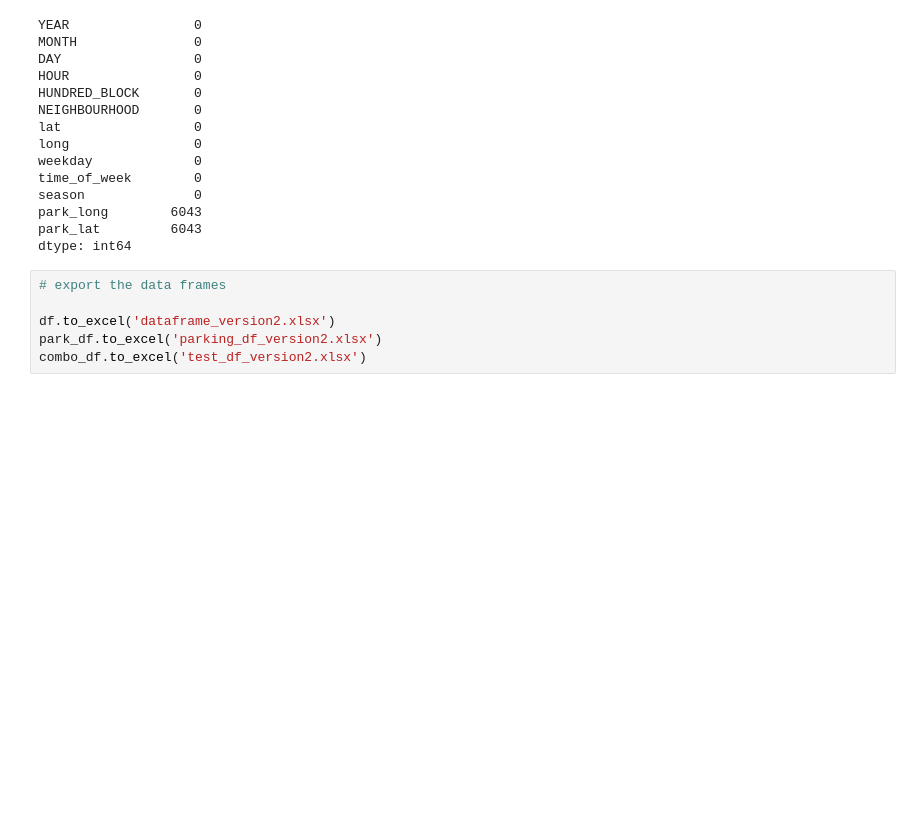
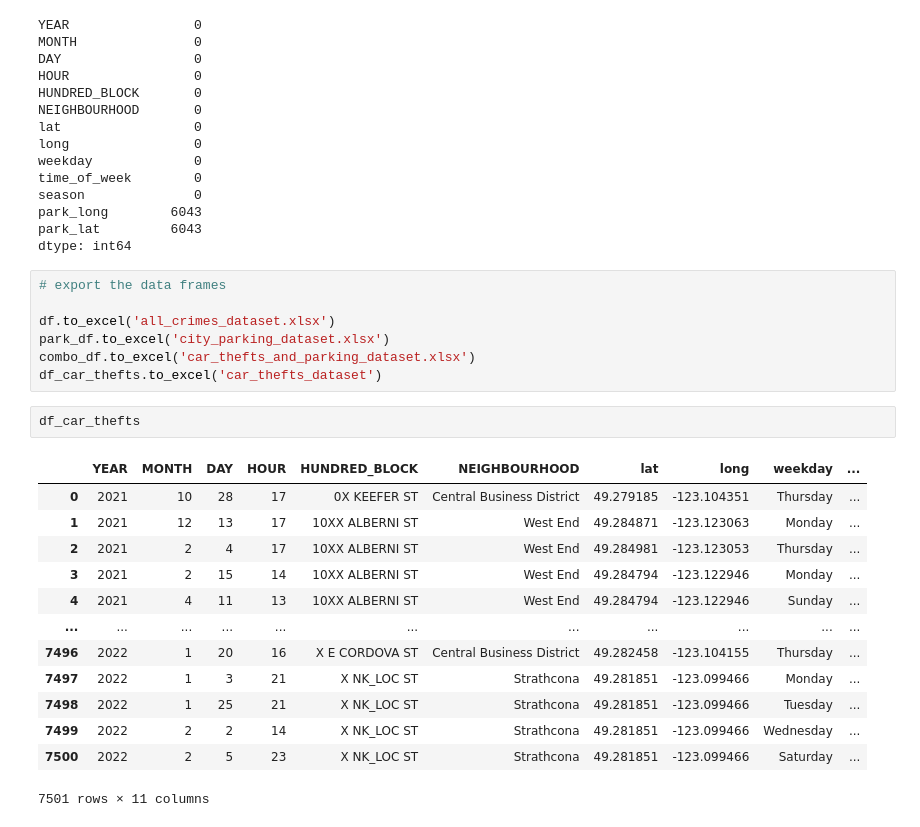
Before and after one commit to LazarAdamovic/Crime-in-Vancouver, a Jupyter notebook: Jupyter_notebooks_preprocessing.ipynb, the cells around one changed output. Cells and saved outputs as stored; diff of their text form; blank space fills up the shorter version.

Commit message:
updated datasets for tableau

```diff
--- a/Jupyter_notebooks_preprocessing.ipynb
+++ b/Jupyter_notebooks_preprocessing.ipynb
@@ -490,6 +490,23 @@ dtype: int64
 # %%
 # export the data frames
 
-df.to_excel('dataframe_version2.xlsx')
-park_df.to_excel('parking_df_version2.xlsx')
-combo_df.to_excel('test_df_version2.xlsx')
+df.to_excel('all_crimes_dataset.xlsx')
+park_df.to_excel('city_parking_dataset.xlsx')
+combo_df.to_excel('car_thefts_and_parking_dataset.xlsx')
+df_car_thefts.to_excel('car_thefts_dataset')
+# %%
+df_car_thefts
+# %% [output]
+|  | YEAR | MONTH | DAY | HOUR | HUNDRED_BLOCK | NEIGHBOURHOOD | lat | long | weekday | ... |
+| 0 | 2021 | 10 | 28 | 17 | 0X KEEFER ST | Central Business District | 49.279185 | -123.104351 | Thursday | ... |
+| 1 | 2021 | 12 | 13 | 17 | 10XX ALBERNI ST | West End | 49.284871 | -123.123063 | Monday | ... |
+| 2 | 2021 | 2 | 4 | 17 | 10XX ALBERNI ST | West End | 49.284981 | -123.123053 | Thursday | ... |
+| 3 | 2021 | 2 | 15 | 14 | 10XX ALBERNI ST | West End | 49.284794 | -123.122946 | Monday | ... |
+| 4 | 2021 | 4 | 11 | 13 | 10XX ALBERNI ST | West End | 49.284794 | -123.122946 | Sunday | ... |
+| ... | ... | ... | ... | ... | ... | ... | ... | ... | ... | ... |
+| 7496 | 2022 | 1 | 20 | 16 | X E CORDOVA ST | Central Business District | 49.282458 | -123.104155 | Thursday | ... |
+| 7497 | 2022 | 1 | 3 | 21 | X NK_LOC ST | Strathcona | 49.281851 | -123.099466 | Monday | ... |
+| 7498 | 2022 | 1 | 25 | 21 | X NK_LOC ST | Strathcona | 49.281851 | -123.099466 | Tuesday | ... |
+| 7499 | 2022 | 2 | 2 | 14 | X NK_LOC ST | Strathcona | 49.281851 | -123.099466 | Wednesday | ... |
+| 7500 | 2022 | 2 | 5 | 23 | X NK_LOC ST | Strathcona | 49.281851 | -123.099466 | Saturday | ... |
+7501 rows × 11 columns
```
